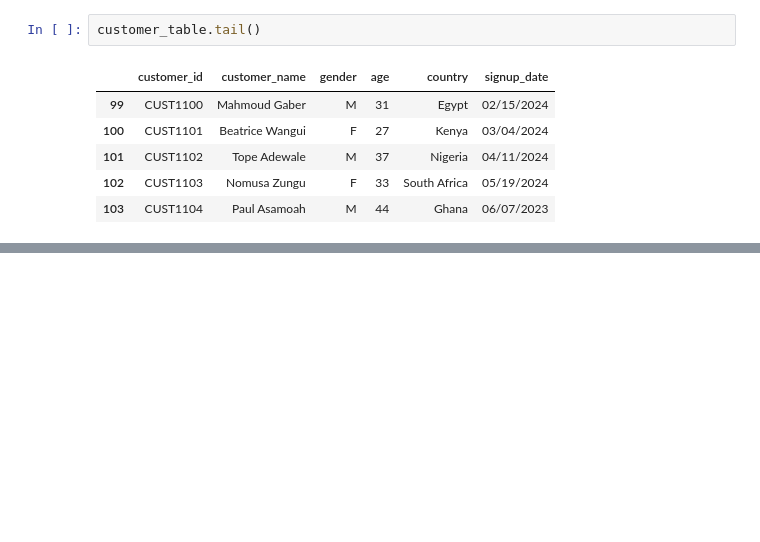
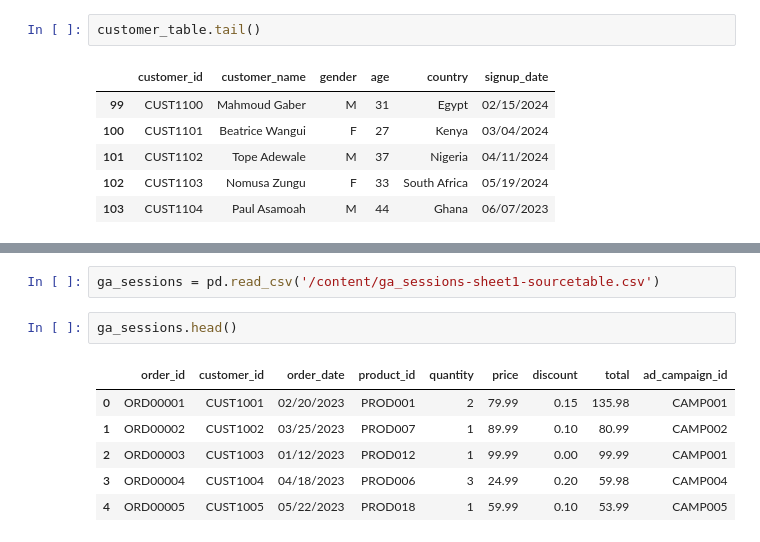
Before and after one commit to Mainabryan/SMART-_ECOMMERCE, a Jupyter notebook: Shop_smart_E_comerce.ipynb, the cells around one changed output, grey strips where cells are left out. Drawn from its saved outputs; the diff is of its cells as text; blank space fills up the shorter version.

```diff
--- a/Shop_smart_E_comerce.ipynb
+++ b/Shop_smart_E_comerce.ipynb
@@ -87,0 +121,11 @@ customer_table.tail()
+# %%
+ga_sessions = pd.read_csv('/content/ga_sessions-sheet1-sourcetable.csv')
+# %%
+ga_sessions.head()
+# %% [output]
+|  | order_id | customer_id | order_date | product_id | quantity | price | discount | total | ad_campaign_id |
+| 0 | ORD00001 | CUST1001 | 02/20/2023 | PROD001 | 2 | 79.99 | 0.15 | 135.98 | CAMP001 |
+| 1 | ORD00002 | CUST1002 | 03/25/2023 | PROD007 | 1 | 89.99 | 0.10 | 80.99 | CAMP002 |
+| 2 | ORD00003 | CUST1003 | 01/12/2023 | PROD012 | 1 | 99.99 | 0.00 | 99.99 | CAMP001 |
+| 3 | ORD00004 | CUST1004 | 04/18/2023 | PROD006 | 3 | 24.99 | 0.20 | 59.98 | CAMP004 |
+| 4 | ORD00005 | CUST1005 | 05/22/2023 | PROD018 | 1 | 59.99 | 0.10 | 53.99 | CAMP005 |
```
Also changed, not shown: parts of 14 cells of this notebook.
